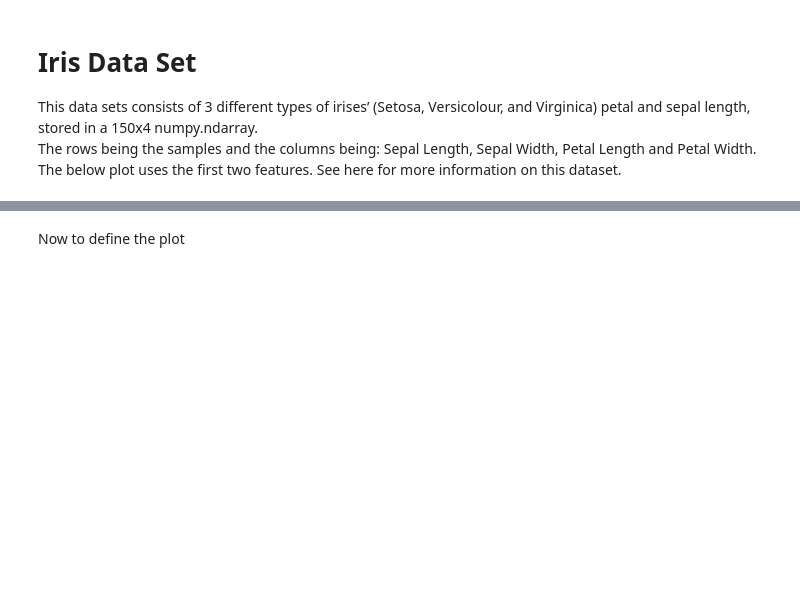
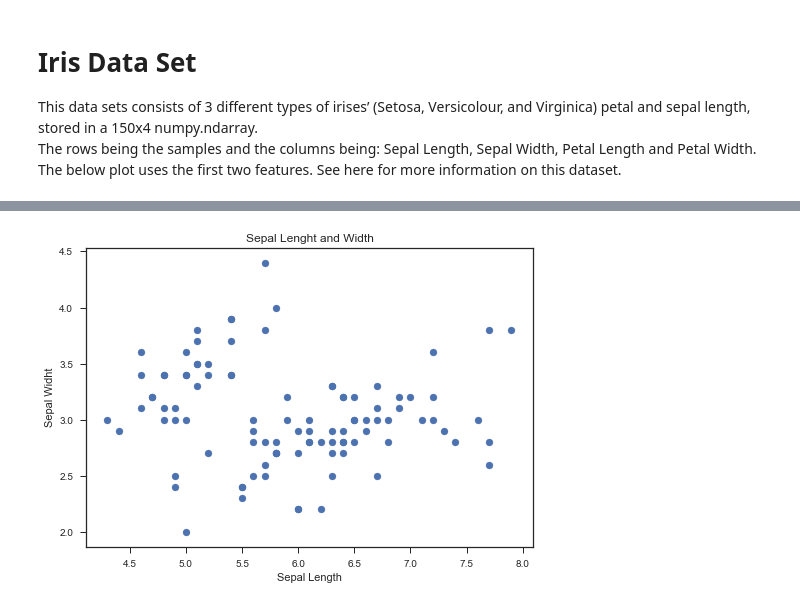
Before and after one commit to karlesleith/Iris-DataSet, a Jupyter notebook: Iris Data Set.ipynb, the cells around one changed output, grey strips where cells are left out. Saved outputs shown, nothing was run; the diff lists cells and outputs as text; code cells hidden in the pictures; blank space fills up the shorter version.

```diff
--- a/Iris Data Set.ipynb
+++ b/Iris Data Set.ipynb
@@ -21,12 +42,0 @@ Then we will import the CSV file
-# %%
-with open ('IRIS.csv') as irisCSV:
-    readCSV = csv.reader(irisCSV, delimiter =',')
-
-    for row in readCSV:
-        sepalLenght = row[0]
-        sepalWidth = row[2]
-
-        sepalLenghts.append(sepalLenght)
-        sepalWidths.append(sepalWidths)
-# %% [markdown]
-Now to define the plot
@@ -42,0 +46,10 @@ Print('Hello')
+# %%
+
+plt.scatter(sepalLenght, sepalWidth)
+plt.ylabel('Sepal Widht')
+plt.xlabel('Sepal Length')
+plt.title('Sepal Lenght and Width')
+
+plt.show()
+# %% [output]
+[figure, added]
```
Also changed, not shown: parts of 27 cells of this notebook, 2 other files.
